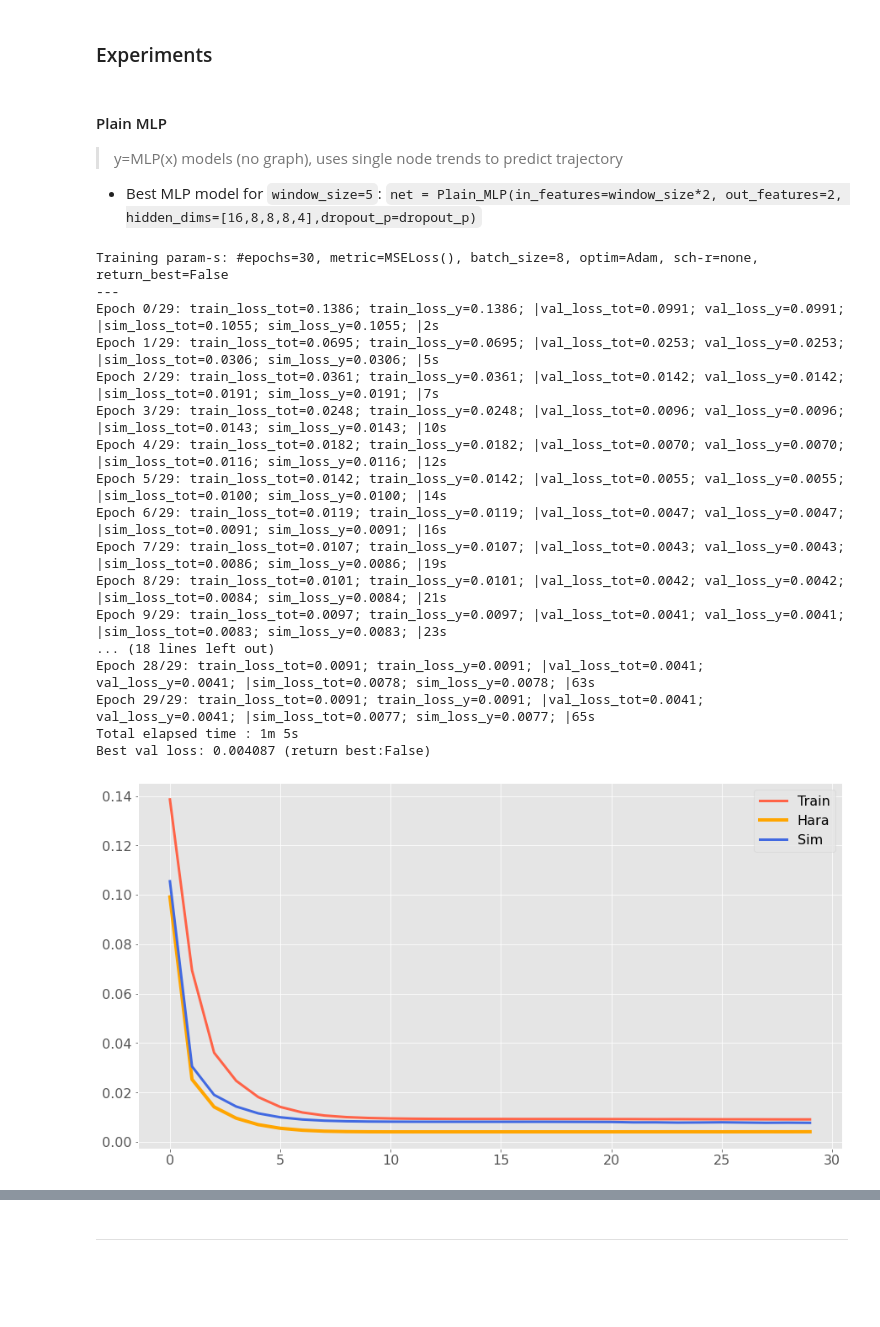
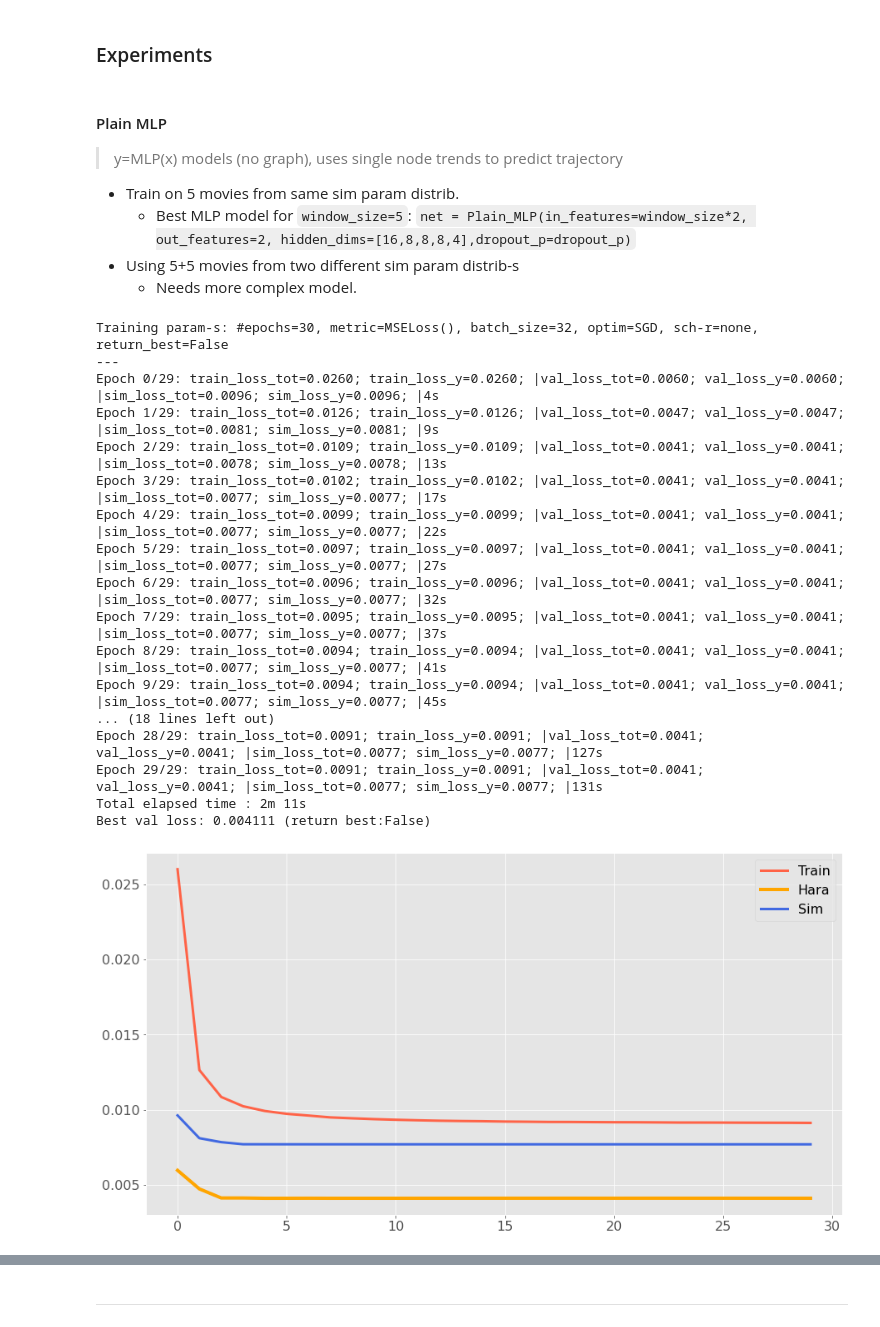
Before and after one commit to mshagirov/simgnn, a Jupyter notebook: nbs/2_nn_model.ipynb, the cells around one changed output, grey strips where cells are left out. Cells and saved outputs as stored; diff of their text form; code cells hidden in the pictures; blank space fills up the shorter version.

Commit message:
training deeper plain models

```diff
--- a/nbs/2_nn_model.ipynb
+++ b/nbs/2_nn_model.ipynb
@@ -106,10 +106,13 @@ Tnorm = T.Compose([Pos2Vec(scale=1.0*10.0) , ScaleVelocity(1.0*0.5),
 Tnorm_hara = T.Compose([Pos2Vec(scale=10*26.32) , ScaleVelocity(0.5*26.32), Reshape_x((-1,window_size*2))]) # Hara movie dataset norm
 
 # Datasets
+train1 = VertexDynamics('./simgnn_data/unimodal_wbasetens_sims/train/', window_size=window_size, transform=Tnorm)
+train2 = VertexDynamics('./simgnn_data/single_distr_sims/train/', window_size=window_size, transform=Tnorm)
 
-datasets_dict = {'train': VertexDynamics('./simgnn_data/single_distr_sims/train/', window_size=window_size, transform=Tnorm),
-                'sim'   : VertexDynamics('./simgnn_data/single_distr_sims/val/',  window_size=window_size, transform=Tnorm),
+datasets_dict = {'train': train1+train2,
+                'sim'   : VertexDynamics('./simgnn_data/unimodal_wbasetens_sims/val/',  window_size=window_size, transform=Tnorm),
                 'hara'  : HaraMovies('simgnn_data/hara_movies/', window_size=window_size, transform=Tnorm_hara)}
+#                 'sim2' : VertexDynamics('./simgnn_data/expmodulation_sims/val/',  window_size=window_size, transform=Tnorm)}
 
 # datasets_dict['early'] = datasets_dict['hara'][:len(datasets_dict['hara'])//3]
 # datasets_dict['mid'] = datasets_dict['hara'][len(datasets_dict['hara'])//3*2:]
@@ -142,27 +145,32 @@ Persistence hara: {'mae': 0.04133585, 'mse': 0.0041163876}
 #### Plain MLP
 > y=MLP(x) models (no graph), uses single node trends to predict trajectory
 
-- Best MLP model for `window_size=5`: `net = Plain_MLP(in_features=window_size*2, out_features=2, hidden_dims=[16,8,8,8,4],dropout_p=dropout_p)`
+- Train on 5 movies from same sim param distrib.
+    - Best MLP model for `window_size=5`: `net = Plain_MLP(in_features=window_size*2, out_features=2, hidden_dims=[16,8,8,8,4],dropout_p=dropout_p)`
+- Using 5+5 movies from two different sim param distrib-s
+    - Needs more complex model.
 # %%
 torch.manual_seed(0)
 
-dropout_p = 0.6
+dropout_p = 0.2
 
-net = Plain_MLP(in_features=window_size*2, out_features=2, hidden_dims=[16,8,8,8,4],dropout_p=dropout_p).to(device)
+net = Plain_MLP(in_features=window_size*2, out_features=2, hidden_dims=[32,16,16,16,8,8],dropout_p=dropout_p).to(device)
 
 num_epochs = 30
-lr = 0.003
-bs = 8
-MSE_loss = torch.nn.MSELoss(reduction='mean')
-opt = torch.optim.Adam(net.parameters(), lr=lr)
-# opt = torch.optim.SGD(net.parameters(), lr=0.1, momentum=0.9)
+lr = 0.03
+bs = 32
+loss_func = torch.nn.MSELoss(reduction='mean')
+# loss_func = torch.nn.L1Loss(reduction='mean')
+# opt = torch.optim.Adam(net.parameters(), lr=lr)
+opt = torch.optim.SGD(net.parameters(), lr=lr, momentum=0.9)
 # scheduler = torch.optim.lr_scheduler.ReduceLROnPlateau(opt, 'min')
+
+return_best = True
 
 # in order to track the batch id for var-s add its key to "follow_batch":
 loaders = {'train' : DataLoader(datasets_dict['train'], batch_size=bs,follow_batch=['cell_pressures','edge_index'], shuffle=True),
            'val': DataLoader(datasets_dict['hara'], batch_size=bs),
-           'sim': DataLoader(datasets_dict['sim'], batch_size=bs,follow_batch=['cell_pressures','edge_index'])
-          }
+           'sim': DataLoader(datasets_dict['sim'], batch_size=bs,follow_batch=['cell_pressures','edge_index'])}
 #            'early': DataLoader(datasets_dict['early'], batch_size=bs),
 #            'mid': DataLoader(datasets_dict['mid'], batch_size=bs),
 #            'late': DataLoader(datasets_dict['late'], batch_size=bs)
@@ -172,37 +180,39 @@ loaders = {'train' : DataLoader(datasets_dict['train'], batch_size=bs,follow_bat
 model_states = list(loaders.keys())
 use_force_loss = {k:[False,False] for k in loaders}
 
-model_name = datetime.datetime.now().strftime('%d%m%Y_%H%M%S')+f'_{net.__class__.__name__}_dp{dropout_p}bs{bs}w{datasets_dict["train"].window_size}'
+model_name = datetime.datetime.now().strftime('%d%m%Y_%H%M%S')+f'_{net.__class__.__name__}_dp{dropout_p}bs{bs}w{window_size}{"best" if return_best else ""}'
 save_dir = './simgnn_data/saved_models/'
 # %%
 net, train_log = train_model(net, loaders, opt, num_epochs=num_epochs, scheduler=None, device=device, model_states = model_states,
-                               loss_func = MSE_loss, use_force_loss=use_force_loss,
+                               loss_func = loss_func, use_force_loss=use_force_loss,
                                return_best=False)
 plt.figure(figsize=[15,8])
 plt.plot(np.arange(train_log['total_epochs']),train_log['train_loss_tot'],'tomato',lw=3,label='Train')
 plt.plot(np.arange(train_log['total_epochs']),train_log['val_loss_tot'],'orange',lw=4,label='Hara')
 plt.plot(np.arange(train_log['total_epochs']),train_log['sim_loss_tot'],'royalblue',lw=3,label='Sim')
+if 'sim2_loss_tot' in train_log:
+    plt.plot(np.arange(train_log['total_epochs']),train_log['sim2_loss_tot'],'indigo',lw=2,label='Sim2')
 plt.legend();
 
 # write_log(f'{path.join(save_dir, model_name)}_train_log.pkl',train_log)
 # torch.save(net.state_dict(), f'{path.join(save_dir, model_name)}_net.pkl')
 # print(f'Model weights saved in \n{path.join(save_dir, model_name)}_net.pkl')
 # %% [output]
-Training param-s: #epochs=30, metric=MSELoss(), batch_size=8, optim=Adam, sch-r=none, return_best=False
+Training param-s: #epochs=30, metric=MSELoss(), batch_size=32, optim=SGD, sch-r=none, return_best=False
 ---
-Epoch 0/29: train_loss_tot=0.1386; train_loss_y=0.1386; |val_loss_tot=0.0991; val_loss_y=0.0991; |sim_loss_tot=0.1055; sim_loss_y=0.1055; |2s
-Epoch 1/29: train_loss_tot=0.0695; train_loss_y=0.0695; |val_loss_tot=0.0253; val_loss_y=0.0253; |sim_loss_tot=0.0306; sim_loss_y=0.0306; |5s
-Epoch 2/29: train_loss_tot=0.0361; train_loss_y=0.0361; |val_loss_tot=0.0142; val_loss_y=0.0142; |sim_loss_tot=0.0191; sim_loss_y=0.0191; |7s
-Epoch 3/29: train_loss_tot=0.0248; train_loss_y=0.0248; |val_loss_tot=0.0096; val_loss_y=0.0096; |sim_loss_tot=0.0143; sim_loss_y=0.0143; |10s
-Epoch 4/29: train_loss_tot=0.0182; train_loss_y=0.0182; |val_loss_tot=0.0070; val_loss_y=0.0070; |sim_loss_tot=0.0116; sim_loss_y=0.0116; |12s
-Epoch 5/29: train_loss_tot=0.0142; train_loss_y=0.0142; |val_loss_tot=0.0055; val_loss_y=0.0055; |sim_loss_tot=0.0100; sim_loss_y=0.0100; |14s
-Epoch 6/29: train_loss_tot=0.0119; train_loss_y=0.0119; |val_loss_tot=0.0047; val_loss_y=0.0047; |sim_loss_tot=0.0091; sim_loss_y=0.0091; |16s
-Epoch 7/29: train_loss_tot=0.0107; train_loss_y=0.0107; |val_loss_tot=0.0043; val_loss_y=0.0043; |sim_loss_tot=0.0086; sim_loss_y=0.0086; |19s
-Epoch 8/29: train_loss_tot=0.0101; train_loss_y=0.0101; |val_loss_tot=0.0042; val_loss_y=0.0042; |sim_loss_tot=0.0084; sim_loss_y=0.0084; |21s
-Epoch 9/29: train_loss_tot=0.0097; train_loss_y=0.0097; |val_loss_tot=0.0041; val_loss_y=0.0041; |sim_loss_tot=0.0083; sim_loss_y=0.0083; |23s
+Epoch 0/29: train_loss_tot=0.0260; train_loss_y=0.0260; |val_loss_tot=0.0060; val_loss_y=0.0060; |sim_loss_tot=0.0096; sim_loss_y=0.0096; |4s
+Epoch 1/29: train_loss_tot=0.0126; train_loss_y=0.0126; |val_loss_tot=0.0047; val_loss_y=0.0047; |sim_loss_tot=0.0081; sim_loss_y=0.0081; |9s
+Epoch 2/29: train_loss_tot=0.0109; train_loss_y=0.0109; |val_loss_tot=0.0041; val_loss_y=0.0041; |sim_loss_tot=0.0078; sim_loss_y=0.0078; |13s
+Epoch 3/29: train_loss_tot=0.0102; train_loss_y=0.0102; |val_loss_tot=0.0041; val_loss_y=0.0041; |sim_loss_tot=0.0077; sim_loss_y=0.0077; |17s
+Epoch 4/29: train_loss_tot=0.0099; train_loss_y=0.0099; |val_loss_tot=0.0041; val_loss_y=0.0041; |sim_loss_tot=0.0077; sim_loss_y=0.0077; |22s
+Epoch 5/29: train_loss_tot=0.0097; train_loss_y=0.0097; |val_loss_tot=0.0041; val_loss_y=0.0041; |sim_loss_tot=0.0077; sim_loss_y=0.0077; |27s
+Epoch 6/29: train_loss_tot=0.0096; train_loss_y=0.0096; |val_loss_tot=0.0041; val_loss_y=0.0041; |sim_loss_tot=0.0077; sim_loss_y=0.0077; |32s
+Epoch 7/29: train_loss_tot=0.0095; train_loss_y=0.0095; |val_loss_tot=0.0041; val_loss_y=0.0041; |sim_loss_tot=0.0077; sim_loss_y=0.0077; |37s
+Epoch 8/29: train_loss_tot=0.0094; train_loss_y=0.0094; |val_loss_tot=0.0041; val_loss_y=0.0041; |sim_loss_tot=0.0077; sim_loss_y=0.0077; |41s
+Epoch 9/29: train_loss_tot=0.0094; train_loss_y=0.0094; |val_loss_tot=0.0041; val_loss_y=0.0041; |sim_loss_tot=0.0077; sim_loss_y=0.0077; |45s
 ... (18 lines left out)
-Epoch 28/29: train_loss_tot=0.0091; train_loss_y=0.0091; |val_loss_tot=0.0041; val_loss_y=0.0041; |sim_loss_tot=0.0078; sim_loss_y=0.0078; |63s
-Epoch 29/29: train_loss_tot=0.0091; train_loss_y=0.0091; |val_loss_tot=0.0041; val_loss_y=0.0041; |sim_loss_tot=0.0077; sim_loss_y=0.0077; |65s
-Total elapsed time : 1m 5s
-Best val loss: 0.004087 (return best:False)
+Epoch 28/29: train_loss_tot=0.0091; train_loss_y=0.0091; |val_loss_tot=0.0041; val_loss_y=0.0041; |sim_loss_tot=0.0077; sim_loss_y=0.0077; |127s
+Epoch 29/29: train_loss_tot=0.0091; train_loss_y=0.0091; |val_loss_tot=0.0041; val_loss_y=0.0041; |sim_loss_tot=0.0077; sim_loss_y=0.0077; |131s
+Total elapsed time : 2m 11s
+Best val loss: 0.004111 (return best:False)
-[figure, old version]
+[figure, new version]
```
Also changed, not shown: parts of 4 cells of this notebook.
